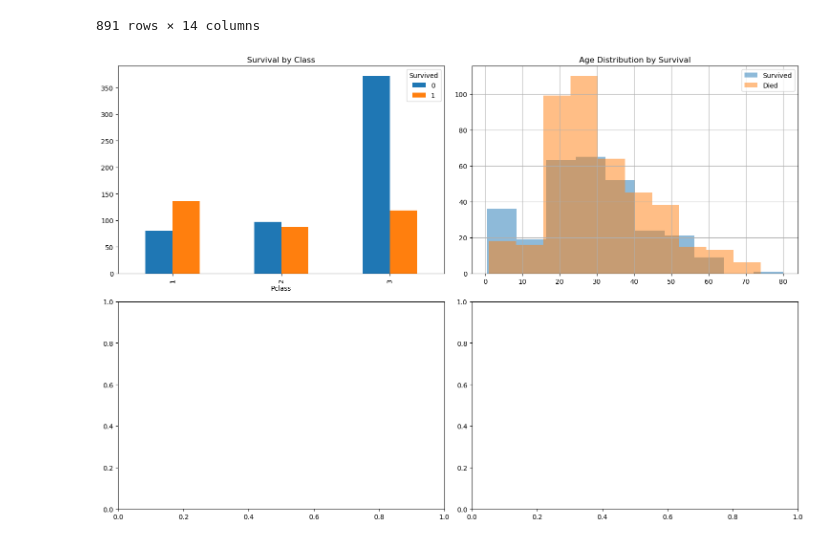
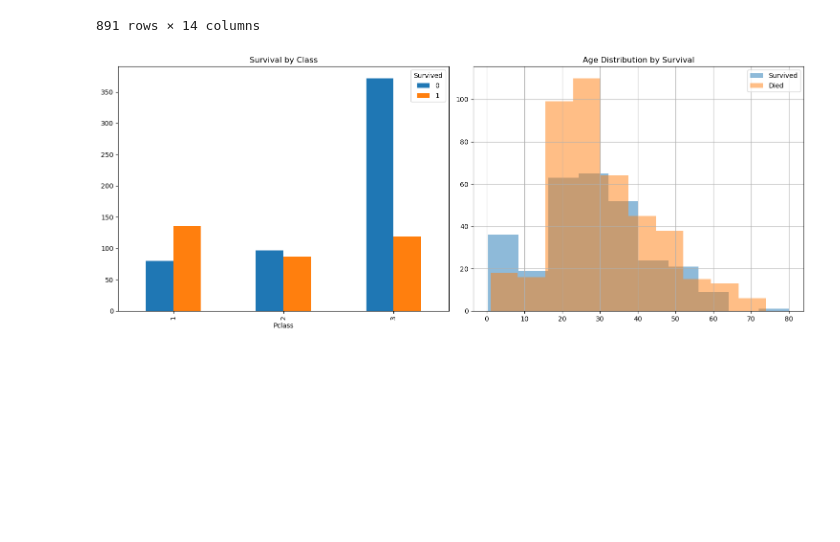
Before and after one commit to manisharavindh/titanic-survival-analysis, a Jupyter notebook: notebooks/main.ipynb, the cells around one changed output. Drawn from its saved outputs; the diff is of its cells as text; code cells hidden in the pictures; blank space fills up the shorter version.

```diff
--- a/main.ipynb
+++ b/notebooks/main.ipynb
@@ -2,4 +4,4 @@
 import numpy as np
 import pandas as pd
 # %%
-df = pd.read_csv("data/train.csv")
+df = pd.read_csv("../data/raw/train.csv")
@@ -208,22 +208,19 @@ df
 891 rows × 14 columns
 # %%
 # Multiple plots in one
-fig, axes = plt.subplots(2, 2, figsize=(15, 10))
+fig, axes = plt.subplots(1, 2, figsize=(15, 6))
 
 # Survival by class
-# plt.figure(figsize=(12,3))
-# plt.subplot(1,2,1)
-pd.crosstab(df['Pclass'], df['Survived']).plot(kind='bar', ax=axes[0,0])
-axes[0,0].set_title('Survival by Class')
+pd.crosstab(df['Pclass'], df['Survived']).plot(kind='bar', ax=axes[0])
+axes[0].set_title('Survival by Class')
 
 # Age distribution by survival
-# plt.subplot(1,2,2)
-df[df['Survived']==1]['Age'].hist(alpha=0.5, ax=axes[0,1], label='Survived')
-df[df['Survived']==0]['Age'].hist(alpha=0.5, ax=axes[0,1], label='Died')
-axes[0,1].legend()
-axes[0,1].set_title('Age Distribution by Survival')
+df[df['Survived']==1]['Age'].hist(alpha=0.5, ax=axes[1], label='Survived')
+df[df['Survived']==0]['Age'].hist(alpha=0.5, ax=axes[1], label='Died')
+axes[1].legend()
+axes[1].set_title('Age Distribution by Survival')
 
 plt.tight_layout()
 plt.show()
 # %% [output]
-[figure, old version]
+[figure, new version]
```
Also changed, not shown: parts of 5 cells of this notebook, 19 other files.
